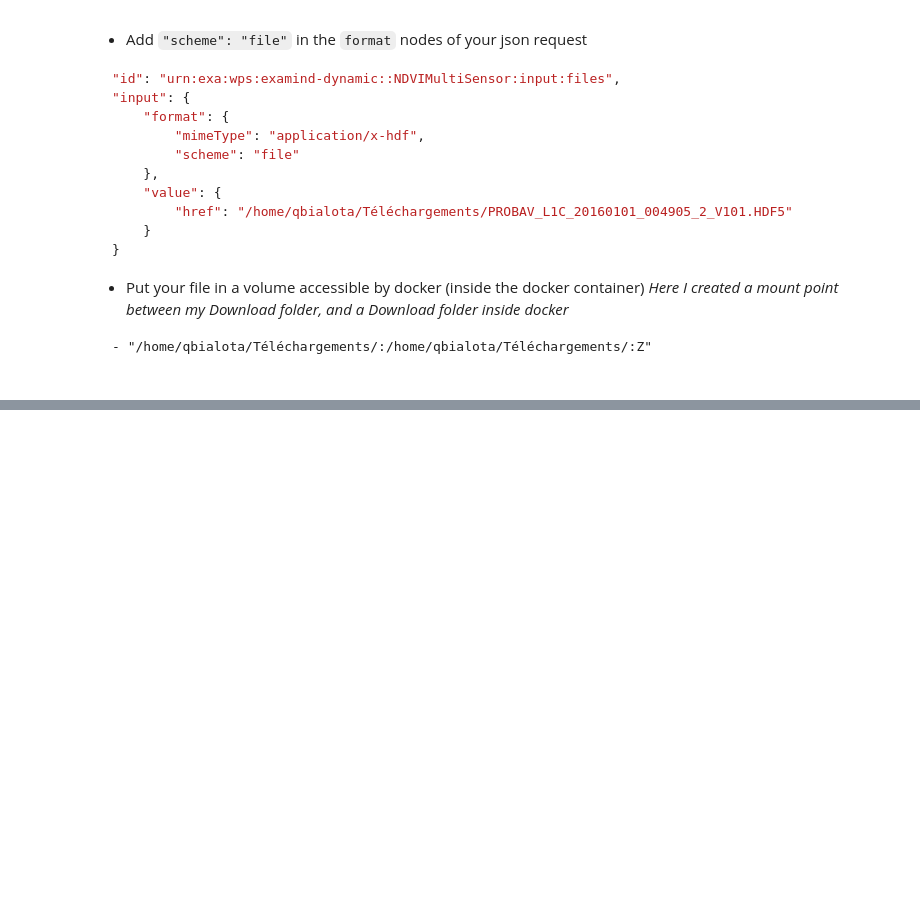
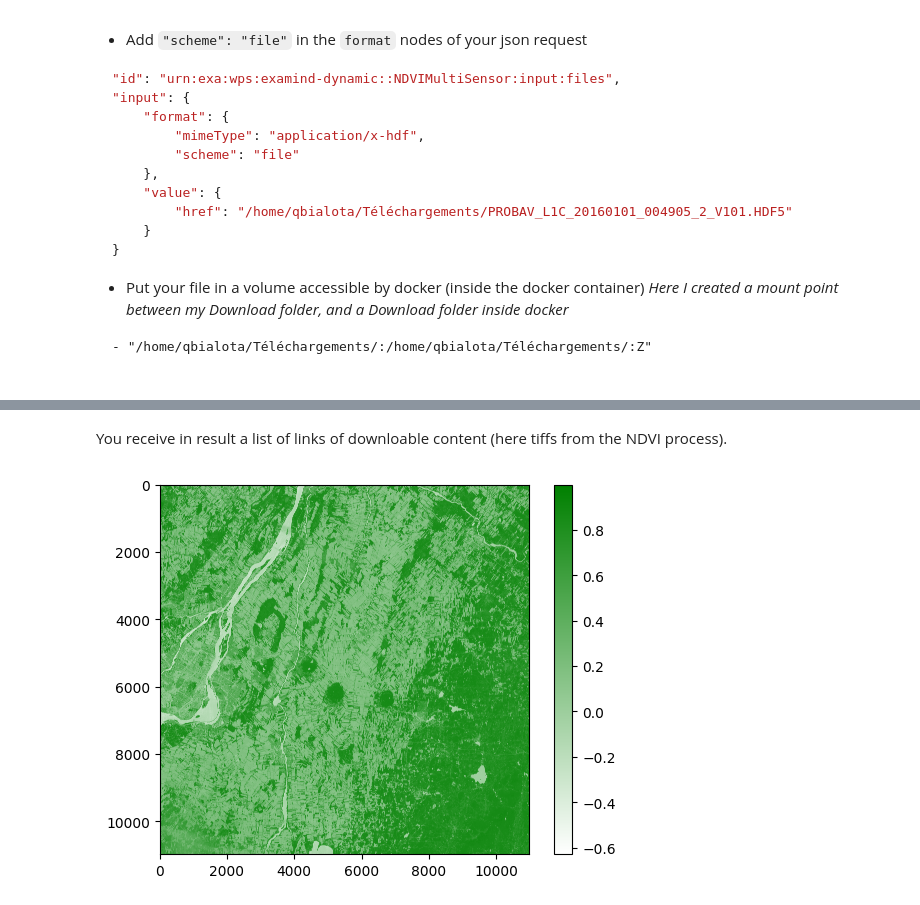
Before and after one commit to fair-ease/Examind_Tutorials, a Jupyter notebook: ExternalProcesses/cwl_stac_downloader.ipynb, the cells around one changed output, grey strips where cells are left out. Cells and saved outputs as stored; diff of their text form; code cells hidden in the pictures; blank space fills up the shorter version.

Commit message:
Improve README, add CWL_STAC_DOWNLOADER jupyter notebook

```diff
--- a/ExternalProcesses/cwl_stac_downloader.ipynb
+++ b/ExternalProcesses/cwl_stac_downloader.ipynb
@@ -376,0 +296,13 @@ JSONDecodeError: Expecting value: line 1 column 1 (char 0)
+# %% [markdown]
+You receive in result a list of links of downloable content (here tiffs from the NDVI process).
+# %%
+# Download the date first, then you can edit this code to put your Download folder
+with rasterio.open("./execute_requests_json/82cc5c19-ee39-4051-8e02-6e70c4d21f3f.tif") as src:
+    image_data = src.read()
+
+cmap = plt.cm.colors.LinearSegmentedColormap.from_list('white_to_green', ['white', 'green'])
+plt.imshow(image_data.transpose([1, 2, 0]), cmap=cmap)
+plt.colorbar()
+plt.show()
+# %% [output]
+[figure, added]
```
Also changed, not shown: parts of 13 cells of this notebook, 1 other file.
